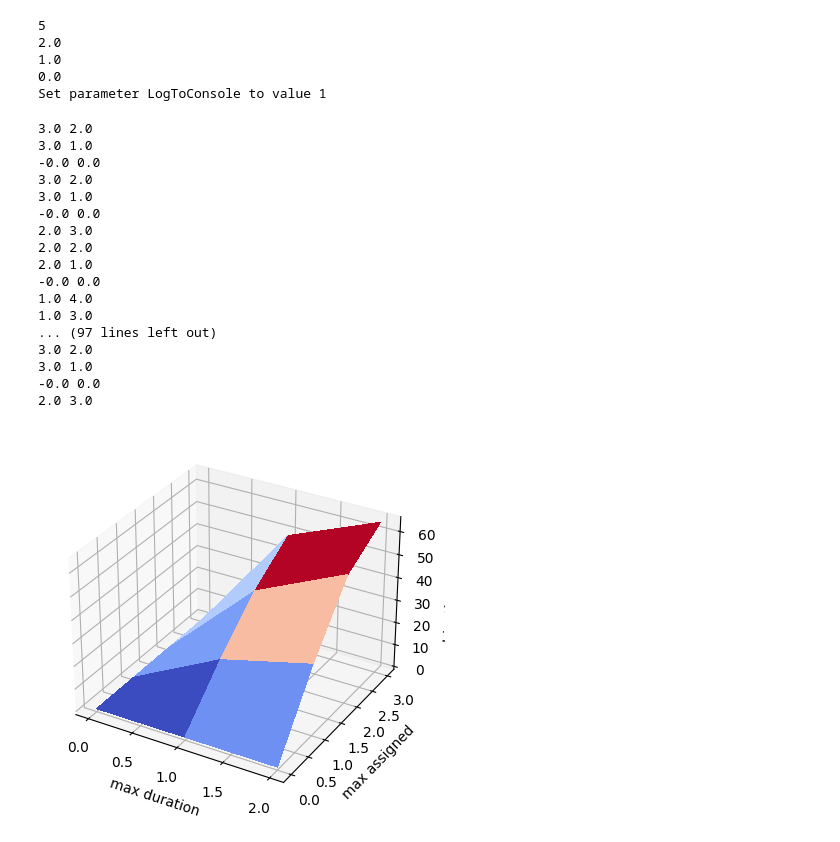
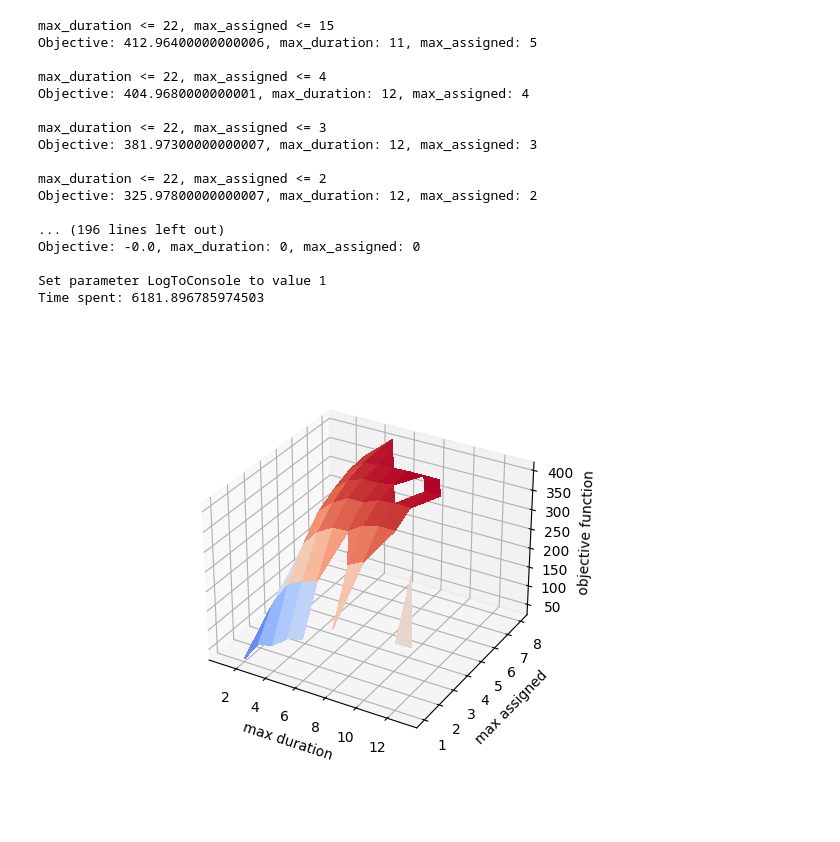
Before and after one commit to GuillaumeDugat/CompuOpti, a Jupyter notebook: plot_surface.ipynb, the cells around one changed output. Saved outputs shown, nothing was run; the diff lists cells and outputs as text; code cells hidden in the pictures.

Commit message:
Correct errors and implement preference model

```diff
--- a/plot_surface.ipynb
+++ b/plot_surface.ipynb
@@ -7,16 +7,32 @@ import matplotlib.pyplot as plt
 from matplotlib import cm
 import os
 # %%
-instance_filename = "toy_instance.json"
+import time
+
+instance_filename = "medium_instance.json"
 data = get_instance(instance_filename)
-model = build_model(data)
+model = build_model(data, with_epsilon_constraint=True)
+t0 = time.time()
 non_dominated_models = compute_non_dominated_surface(model, data)
+print(f"Time spent: {time.time() - t0}")
 # %% [output]
-5
-2.0
-1.0
-0.0
+max_duration <= 22, max_assigned <= 15
+Objective: 412.96400000000006, max_duration: 11, max_assigned: 5
+
+max_duration <= 22, max_assigned <= 4
+Objective: 404.9680000000001, max_duration: 12, max_assigned: 4
+
+max_duration <= 22, max_assigned <= 3
+Objective: 381.97300000000007, max_duration: 12, max_assigned: 3
+
+max_duration <= 22, max_assigned <= 2
+Objective: 325.97800000000007, max_duration: 12, max_assigned: 2
+
+... (196 lines left out)
+Objective: -0.0, max_duration: 0, max_assigned: 0
+
 Set parameter LogToConsole to value 1
+Time spent: 6181.896785974503
 # %%
 # Saving results
 os.makedirs("results", exist_ok=True)
@@ -28,46 +44,29 @@ def get_objective_value(models, max_duration, max_assigned):
     for model in models :
         if model["max_duration"] == max_duration and model["max_assigned"] == max_assigned :
             return model["objVal"]
-    return 0 #ValueError("value not found")
+    return None #ValueError("value not found")
 # %%
 import numpy as np
 
 max_duration_max = int(max([model["max_duration"] for model in non_dominated_models]))
 max_assigned_max = int(max([model["max_assigned"] for model in non_dominated_models]))
 
-X = [i for i in range(max_duration_max)]
-Y = [i for i in range(max_assigned_max)]
+X = [i for i in range(1, max_duration_max+1)]
+Y = [i for i in range(1, max_assigned_max+1)]
 Z = np.zeros((max_duration_max, max_assigned_max))
 for i in range(len(X)):
-    for j in range(len(Y)) :
+    for j in range(len(Y)):
         Z[i][j] = get_objective_value(non_dominated_models, X[i], Y[j])
 Y, X = np.meshgrid(Y, X)
 
 fig, ax = plt.subplots(subplot_kw={"projection": "3d"})
 surf = ax.plot_surface(X, Y, Z, cmap=cm.coolwarm,
                        linewidth=0, antialiased=False)
 
 ax.set_xlabel("max duration")
 ax.set_ylabel("max assigned")
 ax.set_zlabel("objective function")
 
 plt.show()
 # %% [output]
-3.0 2.0
-3.0 1.0
--0.0 0.0
-3.0 2.0
-3.0 1.0
--0.0 0.0
-2.0 3.0
-2.0 2.0
-2.0 1.0
--0.0 0.0
-1.0 4.0
-1.0 3.0
-... (97 lines left out)
-3.0 2.0
-3.0 1.0
--0.0 0.0
-2.0 3.0
-[figure, old version]
+[figure, new version]
```
Also changed, not shown: parts of 1 cell of this notebook, 3 other files.
